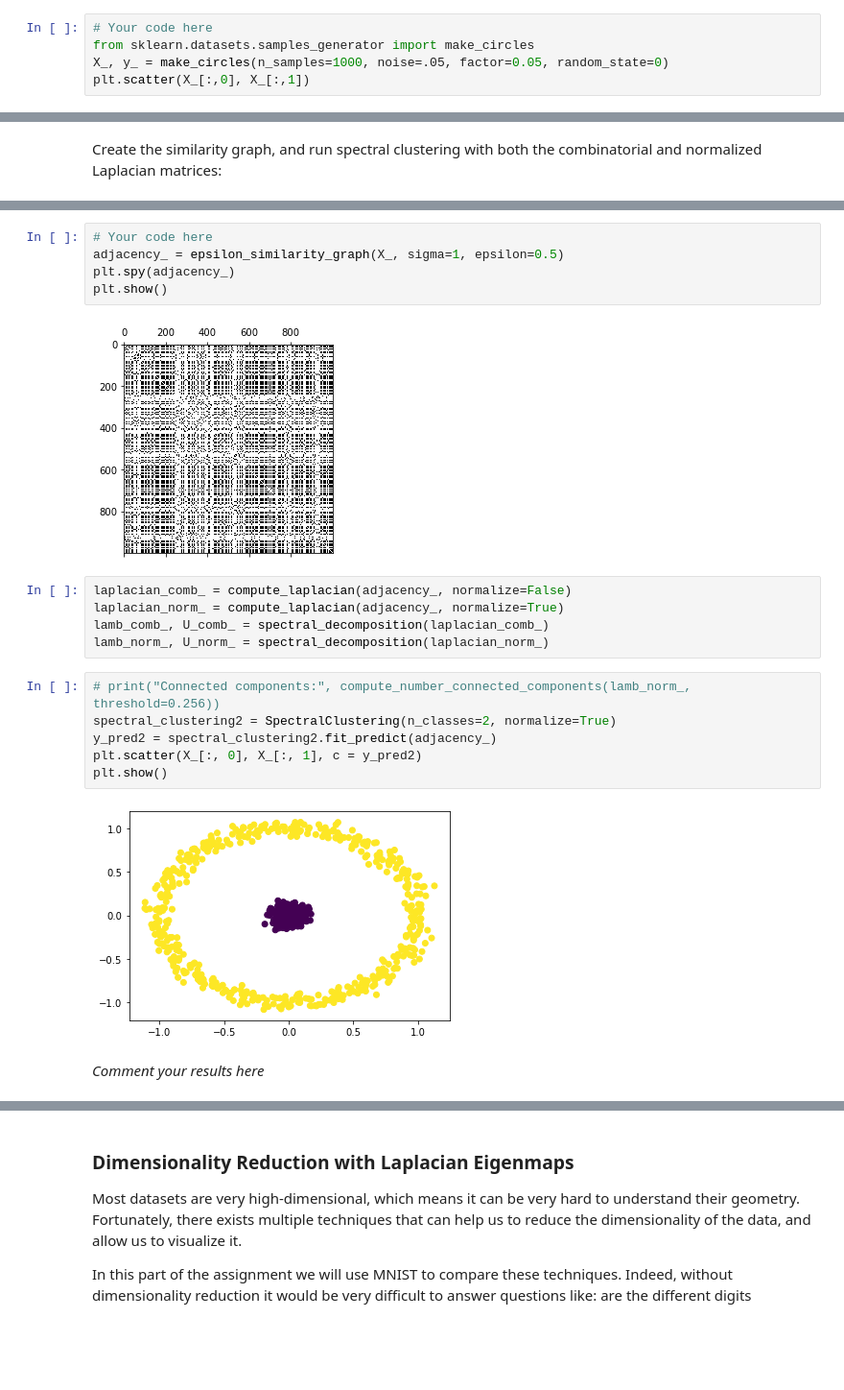
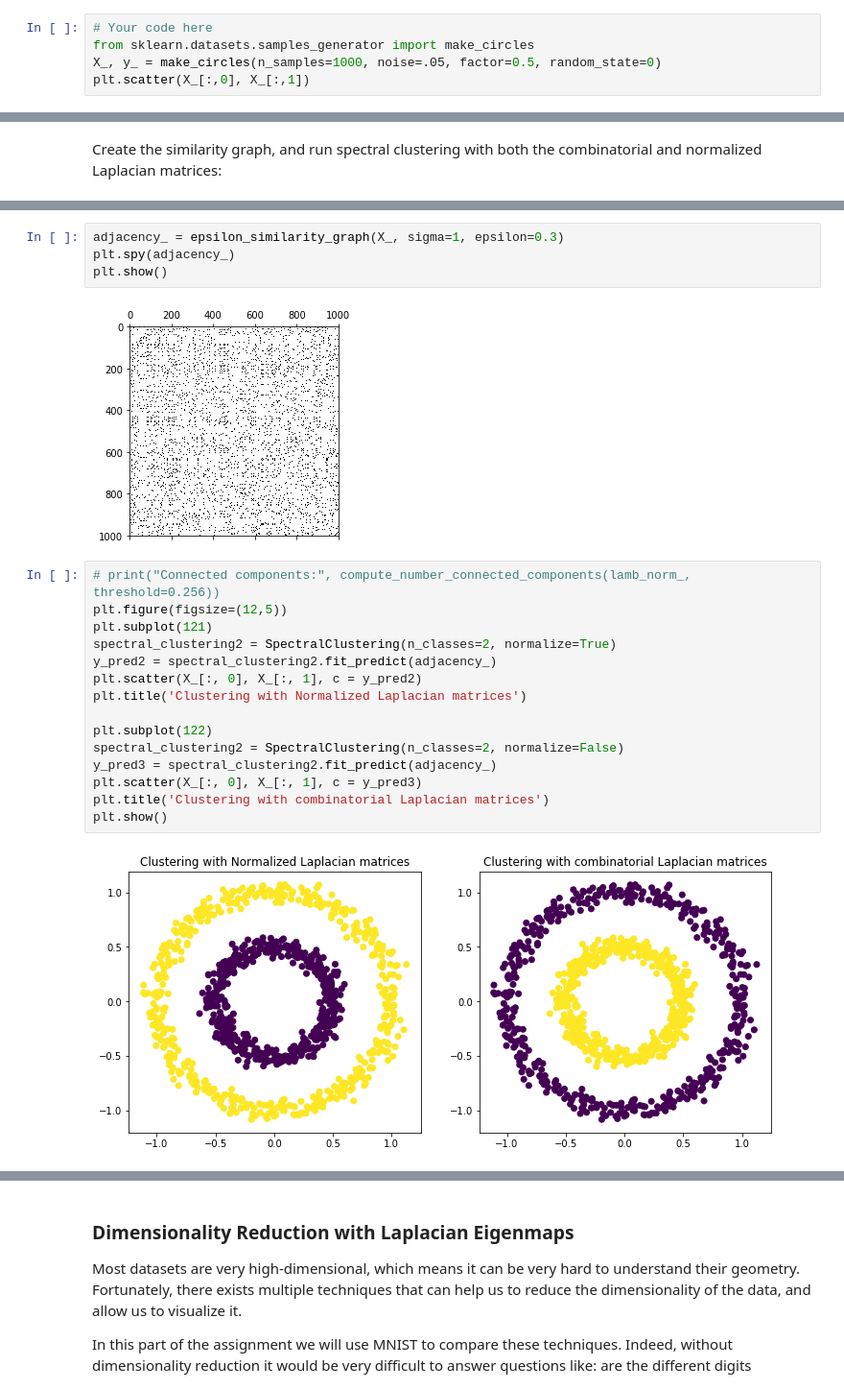
Before and after one commit to Sytta/ntds_2019, a Jupyter notebook: assignments/2_learning_with_graphs.ipynb, the cells around one changed output, grey strips where cells are left out. Shown at 96% size. Cells and saved outputs as stored; diff of their text form; blank space fills up the shorter version.

```diff
--- a/assignments/2_learning_with_graphs.ipynb
+++ b/assignments/2_learning_with_graphs.ipynb
@@ -272,7 +272,7 @@ For this question you can import any dataset of your choice, for example from `s
 # %%
 # Your code here
 from sklearn.datasets.samples_generator import make_circles
-X_, y_ = make_circles(n_samples=1000, noise=.05, factor=0.05, random_state=0)
+X_, y_ = make_circles(n_samples=1000, noise=.05, factor=0.5, random_state=0)
 plt.scatter(X_[:,0], X_[:,1])
 # %% [output]
 <matplotlib.collections.PathCollection at 0x...>
@@ -297,22 +290,23 @@ p = plt.hist(t2[t2>0], log =True, bins=30)
 # %%
-# Your code here
-adjacency_ = epsilon_similarity_graph(X_, sigma=1, epsilon=0.5)
+adjacency_ = epsilon_similarity_graph(X_, sigma=1, epsilon=0.3)
 plt.spy(adjacency_)
 plt.show()
 # %% [output]
-[figure, old version]
+[figure, new version]
-# %%
-laplacian_comb_ = compute_laplacian(adjacency_, normalize=False)
-laplacian_norm_ = compute_laplacian(adjacency_, normalize=True)
-lamb_comb_, U_comb_ = spectral_decomposition(laplacian_comb_)
-lamb_norm_, U_norm_ = spectral_decomposition(laplacian_norm_)
 # %%
 # print("Connected components:", compute_number_connected_components(lamb_norm_, threshold=0.256))
+plt.figure(figsize=(12,5))
+plt.subplot(121)
 spectral_clustering2 = SpectralClustering(n_classes=2, normalize=True)
 y_pred2 = spectral_clustering2.fit_predict(adjacency_)
 plt.scatter(X_[:, 0], X_[:, 1], c = y_pred2)
+plt.title('Clustering with Normalized Laplacian matrices')
+
+plt.subplot(122)
+spectral_clustering2 = SpectralClustering(n_classes=2, normalize=False)
+y_pred3 = spectral_clustering2.fit_predict(adjacency_)
+plt.scatter(X_[:, 0], X_[:, 1], c = y_pred3)
+plt.title('Clustering with combinatorial Laplacian matrices')
 plt.show()
 # %% [output]
-[figure, old version]
+[figure, new version]
-# %% [markdown]
-*Comment your results here*
```
Also changed, not shown: parts of 19 cells of this notebook.
